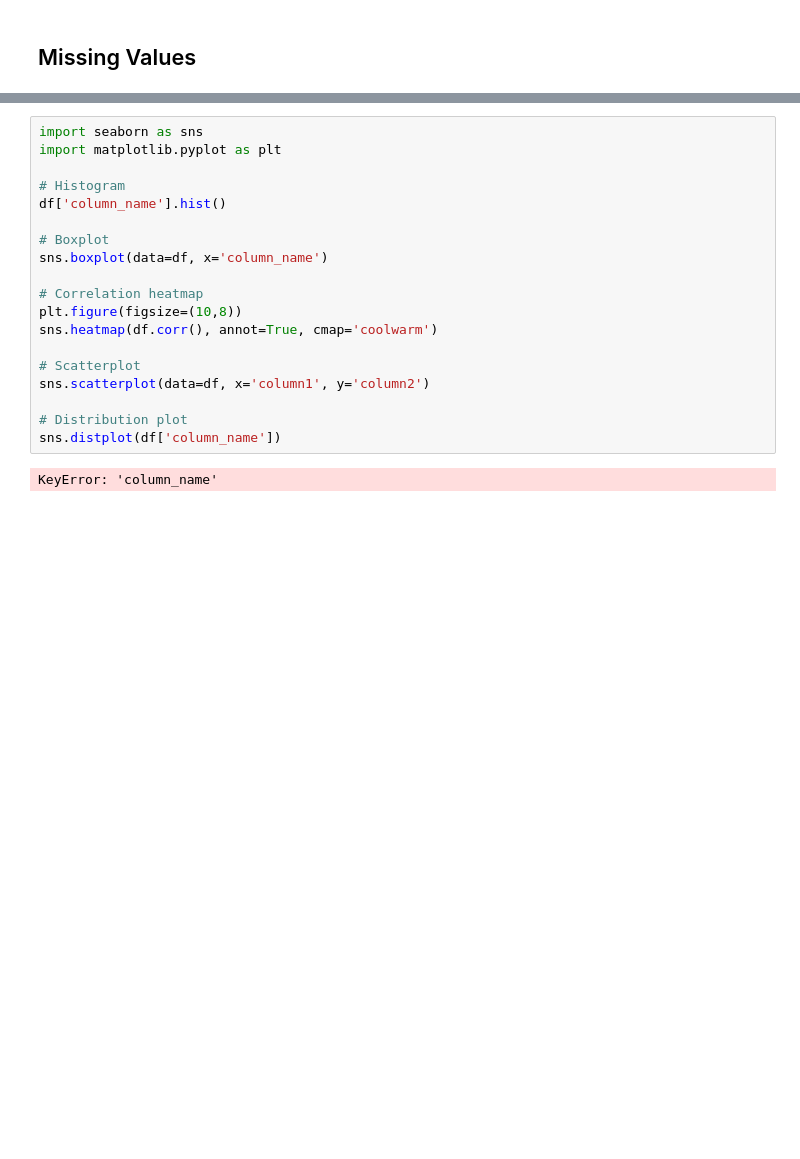
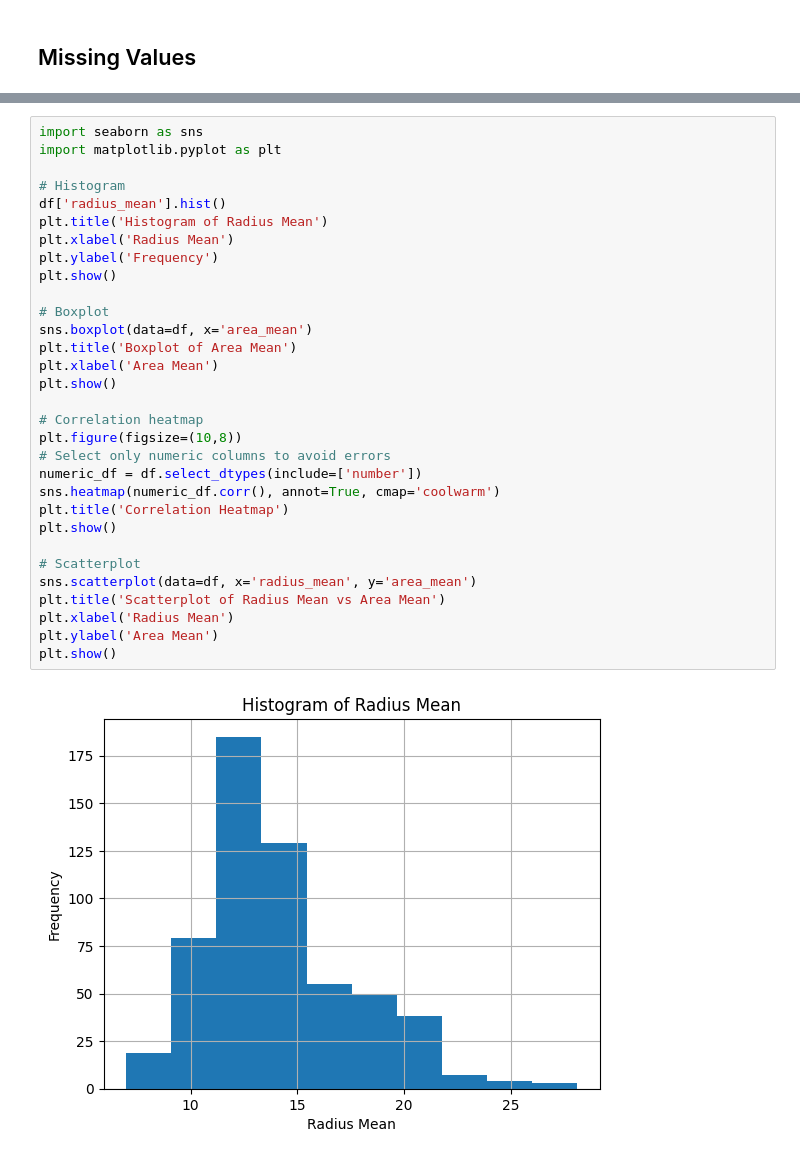
Before and after one commit to digitaldna01/CASCS506-FinalProject, a Jupyter notebook: Finalproject.ipynb, the cells around one changed output, grey strips where cells are left out. Cells and saved outputs as stored; diff of their text form; blank space fills up the shorter version.

```diff
--- a/Finalproject.ipynb
+++ b/Finalproject.ipynb
@@ -129,21 +129,33 @@ Index(['id', 'diagnosis', 'radius_mean', 'texture_mean', 'perimeter_mean',
 # %%
 import seaborn as sns
 import matplotlib.pyplot as plt
 
 # Histogram
-df['column_name'].hist()
+df['radius_mean'].hist()
+plt.title('Histogram of Radius Mean')
+plt.xlabel('Radius Mean')
+plt.ylabel('Frequency')
+plt.show()
 
 # Boxplot
-sns.boxplot(data=df, x='column_name')
+sns.boxplot(data=df, x='area_mean')
+plt.title('Boxplot of Area Mean')
+plt.xlabel('Area Mean')
+plt.show()
 
 # Correlation heatmap
 plt.figure(figsize=(10,8))
-sns.heatmap(df.corr(), annot=True, cmap='coolwarm')
+# Select only numeric columns to avoid errors
+numeric_df = df.select_dtypes(include=['number'])
+sns.heatmap(numeric_df.corr(), annot=True, cmap='coolwarm')
+plt.title('Correlation Heatmap')
+plt.show()
 
 # Scatterplot
-sns.scatterplot(data=df, x='column1', y='column2')
-
-# Distribution plot
-sns.distplot(df['column_name'])
+sns.scatterplot(data=df, x='radius_mean', y='area_mean')
+plt.title('Scatterplot of Radius Mean vs Area Mean')
+plt.xlabel('Radius Mean')
+plt.ylabel('Area Mean')
+plt.show()
 # %% [output]
-KeyError: 'column_name'
+[figure, added]
```
Also changed, not shown: parts of 11 cells of this notebook.
